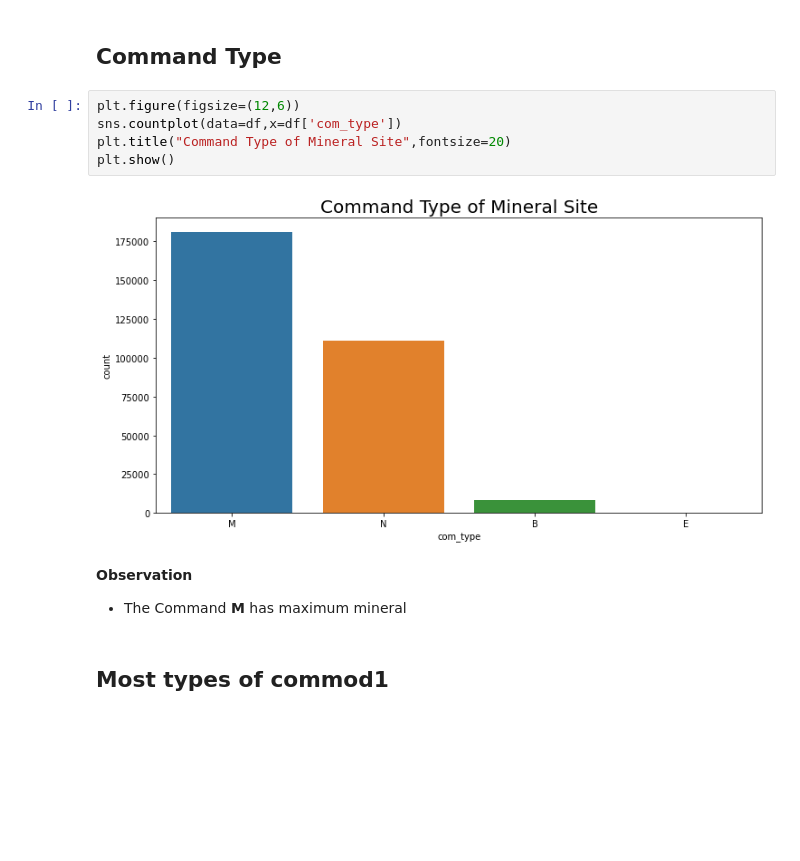
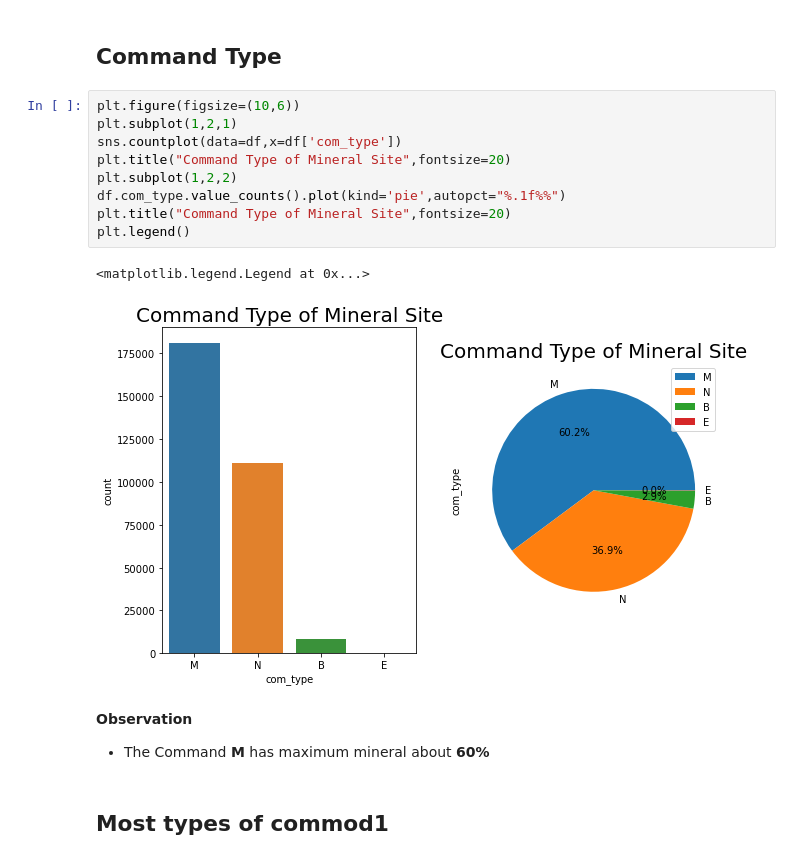
Before and after one commit to Sialsanwal/Data-Science, a Jupyter notebook: Exploratory Data Analysis (EDA)/Mineral ores around the world.ipynb, the cells around one changed output. Drawn from its saved outputs; the diff is of its cells as text; blank space fills up the shorter version.

```diff
--- a/Exploratory Data Analysis (EDA)/Mineral ores around the world.ipynb
+++ b/Exploratory Data Analysis (EDA)/Mineral ores around the world.ipynb
@@ -80,15 +80,20 @@ plt.show()
 # %% [markdown]
 ## Command Type
 # %%
-plt.figure(figsize=(12,6))
+plt.figure(figsize=(10,6))
+plt.subplot(1,2,1)
 sns.countplot(data=df,x=df['com_type'])
 plt.title("Command Type of Mineral Site",fontsize=20)
-plt.show()
+plt.subplot(1,2,2)
+df.com_type.value_counts().plot(kind='pie',autopct="%.1f%%")
+plt.title("Command Type of Mineral Site",fontsize=20)
+plt.legend()
 # %% [output]
+<matplotlib.legend.Legend at 0x...>
-[figure, old version]
+[figure, new version]
 # %% [markdown]
 **Observation**
-- The Command **M** has maximum mineral
+- The Command **M** has maximum mineral about **60%**
 # %% [markdown]
 ## Most types of commod1
 # %%
```
Also changed, not shown: parts of 12 cells of this notebook.
